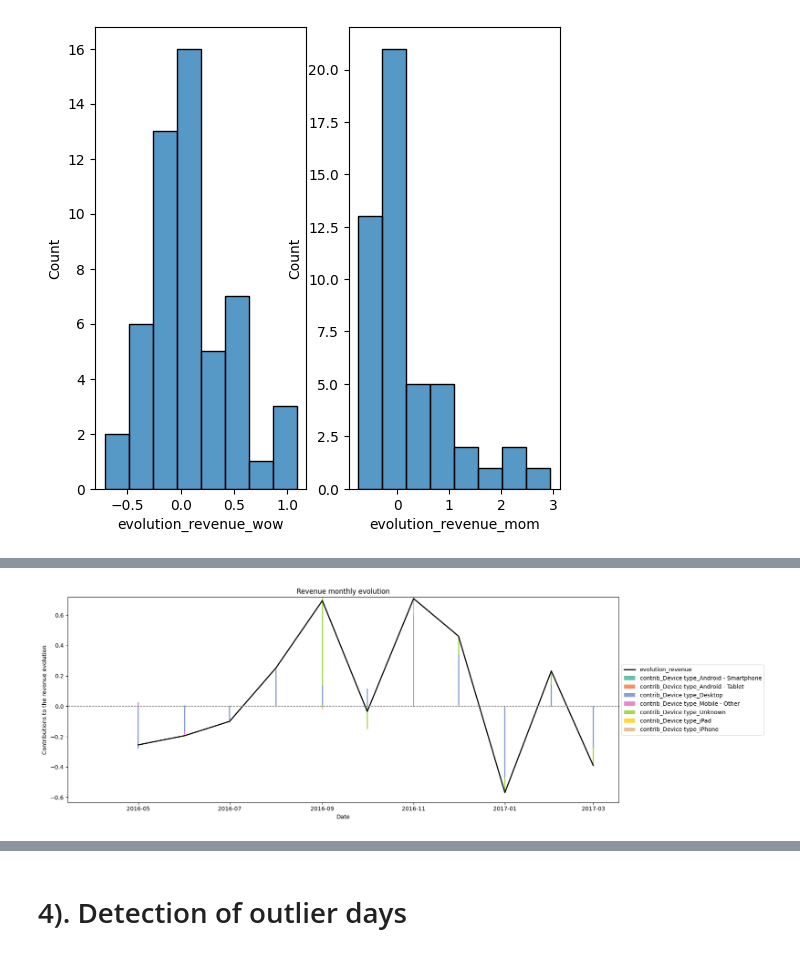
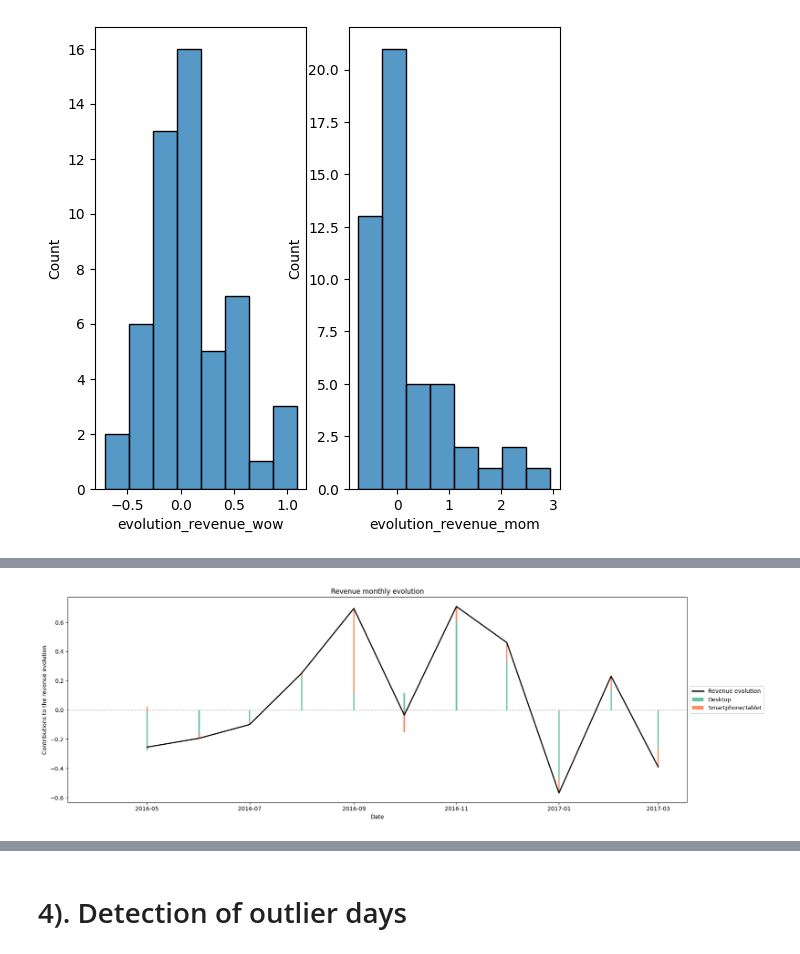
Before and after one commit to elissamim/e_commerce_traffic, a Jupyter notebook: notebooks/revenue_analysis.ipynb, the cells around one changed output, grey strips where cells are left out. Saved outputs shown, nothing was run; the diff lists cells and outputs as text; code cells hidden in the pictures.

Commit message:
(add) impute OS and UX

```diff
--- a/notebooks/revenue_analysis.ipynb
+++ b/notebooks/revenue_analysis.ipynb
@@ -59,3 +59,7 @@ Existing client
 0    352691
 1     47946
 Name: count, dtype: int64
+# %%
+# We change some categories
+df["Device UX"]=df["Device type"].apply(get_ux)
+df["Device OS"]=df["Device type"].apply(get_os)
@@ -61,0 +80,7 @@ Name: count, dtype: int64
+# %%
+# All unknown device ux or os are androids app, ie Android OS and Smartphone/Tablet devices
+# We impute the unknown category
+df["Device UX"] = df["Device UX"].apply(lambda x: "Smartphone/Tablet" if x == "Unknown" else x)
+df["Device OS"] = (
+    df[["Device OS", "Environment"]].apply(lambda x: "Android" if x == "Unknown" else x)
+)
@@ -306,13 +487,13 @@ df_contrib["revenue"] = (
 df_contrib["datetime"] = df_contrib["datetime"].dt.date
 
 df_contrib = (
-    df_contrib[["datetime", "revenue", "User location", "Device type", "Browser family",
+    df_contrib[["datetime", "revenue", "User location", "Device UX", "Device OS", "Browser family",
                "Environment", "Product category", "Existing client"]]
 )
 
 dict_contrib = {}
 
-for col in ["User location", "Device type", "Browser family", "Environment",
+for col in ["User location", "Device UX", "Device OS", "Browser family", "Environment",
            "Product category", "Existing client"]:
     dict_contrib[col] = (
         df_contrib.pivot_table(
@@ -355,7 +536,7 @@ df_contrib_all = (
 )
 
 #We compute the contributions
-for col in ["User location", "Device type", "Browser family",
+for col in ["User location", "Device UX", "Device OS", "Browser family",
             "Environment","Product category", "Existing client"]:
     for col_ in [_ for _ in df_contrib_all.columns
                 if _.startswith(col)]:
@@ -394,7 +575,7 @@ plot_contributions(df_contrib_all,
 # %%
 plot_contributions(df_contrib_all,
                    "evolution_revenue",
                    [col for col in df_contrib_all.columns
-                   if col.startswith("contrib_Device type")])
+                   if col.startswith("contrib_Device UX")])
 # %% [output]
-[figure, old version]
+[figure, new version]
```
Also changed, not shown: parts of 25 cells of this notebook, 1 other file.
